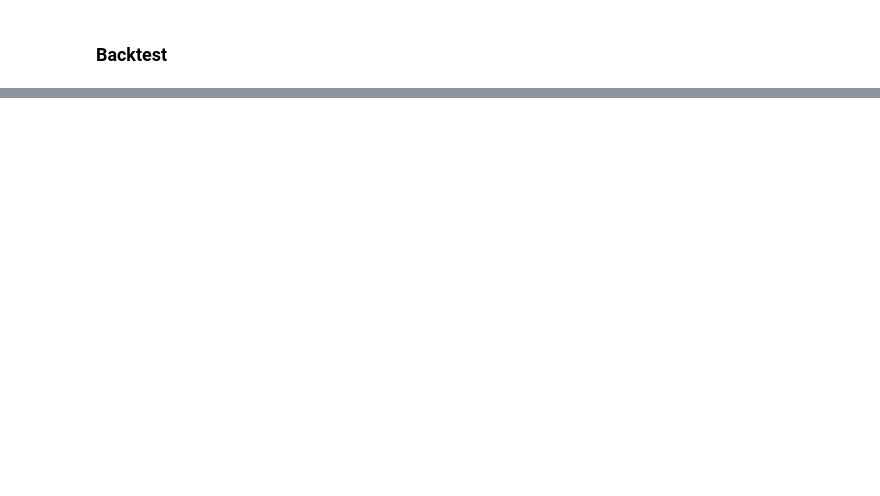
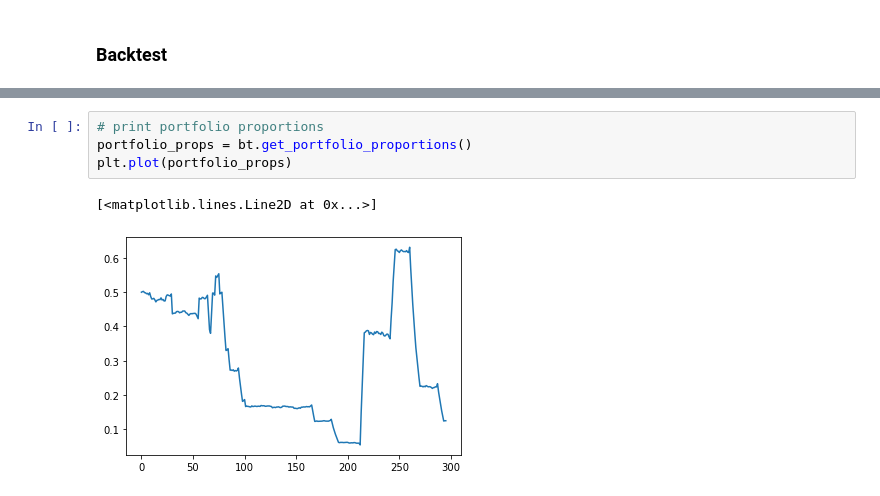
Before and after one commit to Sergeytata/Data-Science-Small-Tutorial, a Jupyter notebook: for_noobs_with_love.ipynb, the cells around one changed output, grey strips where cells are left out. Drawn from its saved outputs; the diff is of its cells as text; blank space fills up the shorter version.

```diff
--- a/for_noobs_with_love.ipynb
+++ b/for_noobs_with_love.ipynb
@@ -601,0 +606,7 @@ Correlation: 0.35288570542807823
+# %%
+# print portfolio proportions
+portfolio_props = bt.get_portfolio_proportions()
+plt.plot(portfolio_props)
+# %% [output]
+[<matplotlib.lines.Line2D at 0x...>]
+[figure, added]
```
Also changed, not shown: parts of 7 cells of this notebook, 1 other file.
